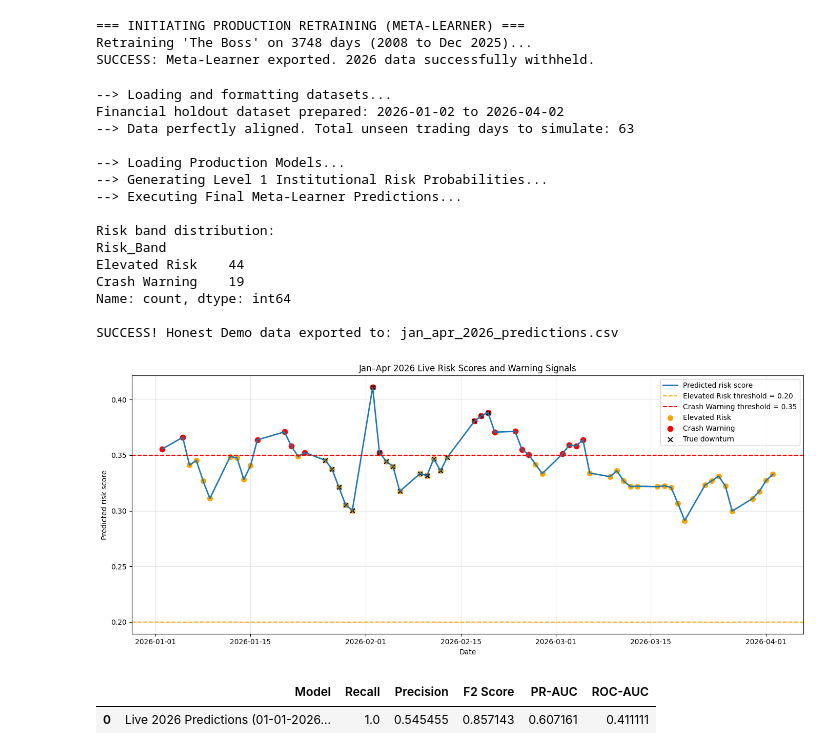
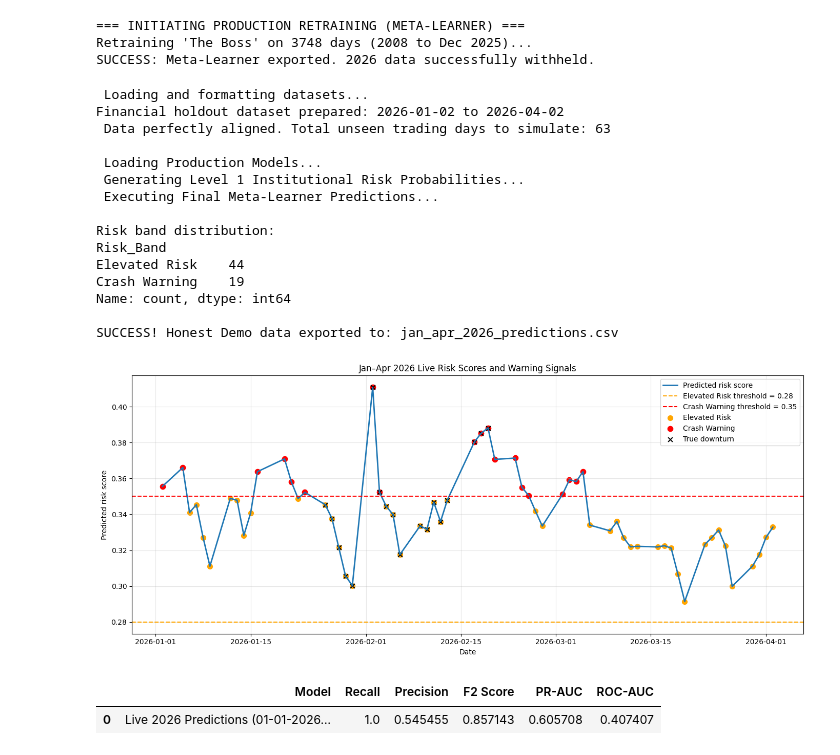
Before and after one commit to esthxrchxng/CDSProj, a Jupyter notebook: CDS_Project_Modelling.ipynb, the cells around one changed output. Saved outputs shown, nothing was run; the diff lists cells and outputs as text; code cells hidden in the pictures.

```diff
--- a/CDS_Project_Modelling.ipynb
+++ b/CDS_Project_Modelling.ipynb
@@ -1997,14 +1937,13 @@ SUCCESS: Meta-Learner exported. 2026 data successfully withheld.
 import joblib
 import pandas as pd
 
-print("--> Loading and formatting datasets...")
+print(" Loading and formatting datasets...")
 
-# 1. Load the master financial dataset
 df_holdout = pd.read_csv('feature_engineered_dataset.csv')
 df_holdout['Date'] = pd.to_datetime(df_holdout['Date'])
 
 HORIZON = 30
-THRESHOLD = -0.03 # Ensure this matches the threshold you used for training!
+THRESHOLD = -0.03
 
 future_min = pd.Series([
     df_holdout["SPX_PX_LAST"].iloc[i+1 : i+1+HORIZON].min()
@@ -2015,26 +1954,23 @@ future_min = pd.Series([
 df_holdout["future_min_30d"] = future_min.values
 df_holdout["future_return_30d"] = df_holdout["future_min_30d"] / df_holdout["SPX_PX_LAST"] - 1
 
-# SAFELY calculate downturn: if future is unknown (NaN), keep it NaN. Otherwise, 1 or 0.
+# if future is unknown (NaN), keep it NaN. Otherwise, 1 or 0.
 df_holdout["downturn_target"] = np.where(
     df_holdout["future_return_30d"].isna(),
     np.nan,
     (df_holdout["future_return_30d"] <= THRESHOLD).astype(int)
 )
 
-# 2. Update the end_date to capture all the way up to early April
+# Update the end_date to capture all the way up to early April
 start_date = '2026-01-01'
-end_date = '2026-04-15' # This will safely catch your max date of 2026-04-02
+end_date = '2026-04-15'
 
-# Filter Financial Data for Jan-Apr 2026 holdout period
 test_filtered = df_holdout[(df_holdout['Date'] >= start_date) & (df_holdout['Date'] <= end_date)].copy()
 
 print(f"Financial holdout dataset prepared: {test_filtered['Date'].min().date()} to {test_filtered['Date'].max().date()}")
 
-# Load sentiment data and align
 sent_df = pd.read_csv('daily_sentiment_results.csv')
 
-# FIX: Rename the columns from the new CSV to match what the Meta-Learner expects
 sent_df = sent_df.rename(columns={
     'sentiment_score': 'weighted_sentiment',
     'post_count': 'total_mentions',
@@ -2044,7 +1980,6 @@ sent_df = sent_df.rename(columns={
 sent_df['date'] = pd.to_datetime(sent_df['date'])
 sent_df = sent_df.sort_values('date').set_index('date')
 
-# Explicitly select ONLY numeric columns before resampling so Pandas doesn't crash
 numeric_sentiment_cols = ['weighted_sentiment', 'total_mentions', 'momentum']
 sent_daily = sent_df[numeric_sentiment_cols].resample('D').mean().fillna(0)
 
@@ -2057,9 +1992,9 @@ merged_df = pd.merge(test_filtered, sent_ema, on='Date', how='left')
 cols_to_fill = ['weighted_sentiment', 'total_mentions', 'momentum']
 merged_df[cols_to_fill] = merged_df[cols_to_fill].bfill().fillna(0)
 
-print(f"--> Data perfectly aligned. Total unseen trading days to simulate: {merged_df.shape[0]}\n")
+print(f" Data perfectly aligned. Total unseen trading days to simulate: {merged_df.shape[0]}\n")
 
-print("--> Loading Production Models...")
+print(" Loading Production Models...")
 financial_scaler = joblib.load('financial_scaler_prod.pkl')
 rf_base = joblib.load('rf_base_prod.pkl')
 svm_base = joblib.load('svm_base_prod.pkl')
@@ -2067,35 +2002,28 @@ voting_base = joblib.load('voting_base_prod.pkl')
 meta_scaler = joblib.load('meta_scaler_prod.pkl')
 meta_learner = joblib.load('meta_learner_prod.pkl')
 
-# 1. Scale Financial Features (safely filtering out labels/dates)
 drop_cols = ['Date', 'future_min_30d', 'future_return_30d', 'downturn_target']
 financial_cols = [c for c in test_filtered.columns if c not in drop_cols]
 X_live_fin_scaled = financial_scaler.transform(merged_df[financial_cols])
 
-# 2. Generate Base Probabilities
-print("--> Generating Level 1 Institutional Risk Probabilities...")
+print(" Generating Level 1 Institutional Risk Probabilities...")
 merged_df['Base_RF_Prob'] = rf_base.predict_proba(X_live_fin_scaled)[:, 1]
 merged_df['Base_SVM_Prob'] = svm_base.predict_proba(X_live_fin_scaled)[:, 1]
 merged_df['Base_Voting_Prob'] = voting_base.predict_proba(X_live_fin_scaled)[:, 1]
 
-# 3. Calculate Feature Interaction
 merged_df['Financial_Panic_Interaction'] = merged_df['Base_Voting_Prob'] * merged_df['momentum']
 
-# 4. Meta-Features
 meta_features = [
     'Base_RF_Prob', 'Base_SVM_Prob', 'Base_Voting_Prob',
     'weighted_sentiment', 'momentum', 'total_mentions', 'Financial_Panic_Interaction'
 ]
 X_live_meta_scaled = meta_scaler.transform(merged_df[meta_features])
 
-# 5. Final Boss Predictions
-print("--> Executing Final Meta-Learner Predictions...")
+print(" Executing Final Meta-Learner Predictions...")
 merged_df['Predicted_Risk_Score'] = meta_learner.predict_proba(X_live_meta_scaled)[:, 1]
 
-# Locked binary threshold from validated meta-learner
-locked_threshold = 0.20
+locked_threshold = 0.28
 
-# Binary warning flag (keep this for formal evaluation if needed)
 merged_df['Crash_Warning_Flag'] = (
     merged_df['Predicted_Risk_Score'] >= locked_threshold
 ).astype(int)
@@ -2111,7 +2039,6 @@ def assign_risk_band(score):
 
 merged_df['Risk_Band'] = merged_df['Predicted_Risk_Score'].apply(assign_risk_band)
 
-# 6. Export for Demo
 merged_df = merged_df.rename(columns={'downturn_target': 'True_Downturn'})
 export_columns = [
     'Date', 'True_Downturn', 'Predicted_Risk_Score', 'Risk_Band', 'Crash_Warning_Flag',
@@ -2128,13 +2055,13 @@ demo_export_df.to_csv(filename, index=False)
 
 print(f"\nSUCCESS! Honest Demo data exported to: {filename}")
 # %% [output]
---> Loading and formatting datasets...
+ Loading and formatting datasets...
 Financial holdout dataset prepared: 2026-01-02 to 2026-04-02
---> Data perfectly aligned. Total unseen trading days to simulate: 63
+ Data perfectly aligned. Total unseen trading days to simulate: 63
 
---> Loading Production Models...
---> Generating Level 1 Institutional Risk Probabilities...
---> Executing Final Meta-Learner Predictions...
+ Loading Production Models...
+ Generating Level 1 Institutional Risk Probabilities...
+ Executing Final Meta-Learner Predictions...
 
 Risk band distribution:
 Risk_Band
@@ -2157,12 +2084,12 @@ plt.plot(
 )
 
 # Threshold lines
-plt.axhline(0.20, color="orange", linestyle="--", label="Elevated Risk threshold = 0.20")
+plt.axhline(0.28, color="orange", linestyle="--", label="Elevated Risk threshold = 0.28")
 plt.axhline(0.35, color="red", linestyle="--", label="Crash Warning threshold = 0.35")
 
 # Highlight Elevated Risk points
 elevated_mask = (
-    (merged_df["Predicted_Risk_Score"] >= 0.20) &
+    (merged_df["Predicted_Risk_Score"] >= 0.28) &
     (merged_df["Predicted_Risk_Score"] < 0.35)
 )
 
@@ -2177,35 +2104,34 @@ plt.scatter(
 # Highlight Crash Warning points
 crash_mask = merged_df["Predicted_Risk_Score"] >= 0.35
 
 plt.scatter(
     merged_df.loc[crash_mask, "Date"],
     merged_df.loc[crash_mask, "Predicted_Risk_Score"],
     color="red",
     s=55,
     label="Crash Warning"
 )
 
-# Optional: show true downturns if available
 if "True_Downturn" in merged_df.columns:
     downturn_points = merged_df[merged_df["True_Downturn"] == 1]
     plt.scatter(
         downturn_points["Date"],
         downturn_points["Predicted_Risk_Score"],
         s=40,
         marker="x",
         color="black",
         label="True downturn"
     )
 
 plt.title("Jan–Apr 2026 Live Risk Scores and Warning Signals")
 plt.xlabel("Date")
 plt.ylabel("Predicted risk score")
 plt.legend()
 plt.grid(alpha=0.3)
 plt.tight_layout()
 plt.show()
 # %% [output]
-[figure, old version]
+[figure, new version]
 # %%
 # ensure Date is datetime
 merged_df["Date"] = pd.to_datetime(merged_df["Date"])
@@ -2223,7 +2149,7 @@ y_true = eval_df["True_Downturn"].astype(int)
 y_prob = eval_df["Predicted_Risk_Score"].astype(float)
 
 # threshold = 0.20
-y_pred_020 = (y_prob >= 0.20).astype(int)
+y_pred_020 = (y_prob >= 0.28).astype(int)
 result_020 = evaluate_model_performance(
     model_name="Live 2026 Predictions (01-01-2026 to 19-02-2026, Threshold = 0.20)",
     y_true=y_true,
@@ -2234,4 +2160,4 @@ result_020 = evaluate_model_performance(
 pd.DataFrame([result_020])
 # %% [output]
 |  | Model | Recall | Precision | F2 Score | PR-AUC | ROC-AUC |
-| 0 | Live 2026 Predictions (01-01-2026... | 1.0 | 0.545455 | 0.857143 | 0.607161 | 0.411111 |
+| 0 | Live 2026 Predictions (01-01-2026... | 1.0 | 0.545455 | 0.857143 | 0.605708 | 0.407407 |
```
Also changed, not shown: parts of 30 cells of this notebook, 2 other files.
